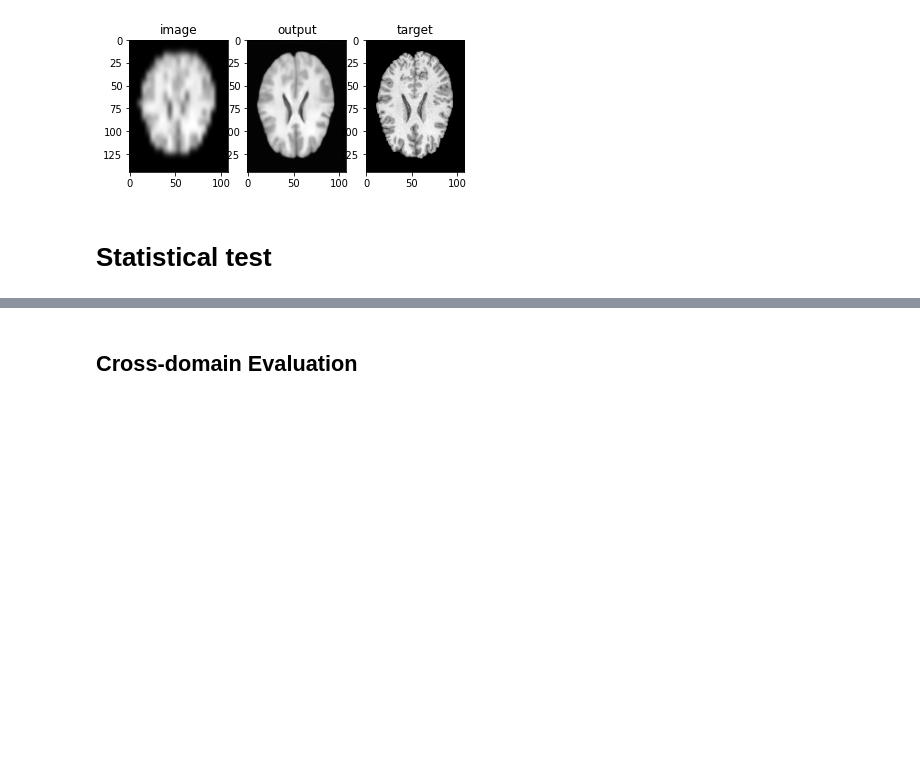
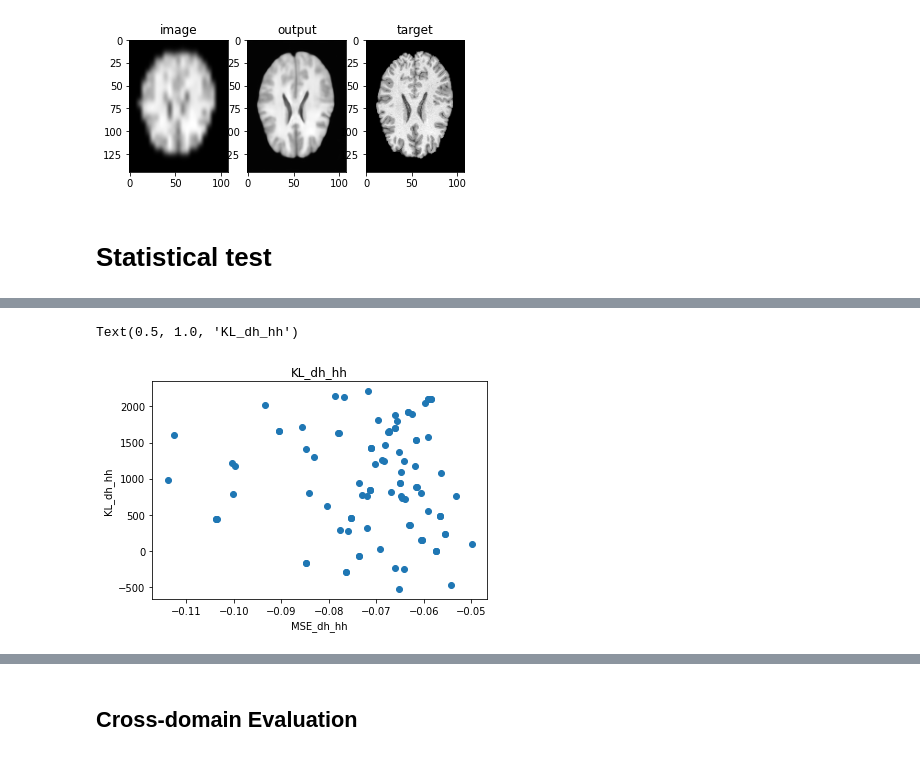
Before and after one commit to ExtremeViscent/SR-UNet, a Jupyter notebook: inference/inference_1_CREATE.ipynb, the cells around one changed output, grey strips where cells are left out. Drawn from its saved outputs; the diff is of its cells as text; code cells hidden in the pictures; blank space fills up the shorter version.

```diff
--- a/inference/inference_1_CREATE.ipynb
+++ b/inference/inference_1_CREATE.ipynb
@@ -483,0 +689,14 @@ dataloader =
+# %%
+MSE_dh_hh = MSEs[0] - MSEs [1]
+FE_dh_hh = FEs[0] - FEs [1]
+KL_dh_hh = KLs[0] - KLs [1]
+# %%
+# scatter plot of KL_dh_hh
+fig, ax = plt.subplots()
+ax.scatter(MSE_dh_hh, KL_dh_hh)
+ax.set_xlabel('MSE_dh_hh')
+ax.set_ylabel('KL_dh_hh')
+ax.set_title('KL_dh_hh')
+# %% [output]
+Text(0.5, 1.0, 'KL_dh_hh')
+[figure, added]
```
Also changed, not shown: parts of 7 cells of this notebook, 1 other file.
